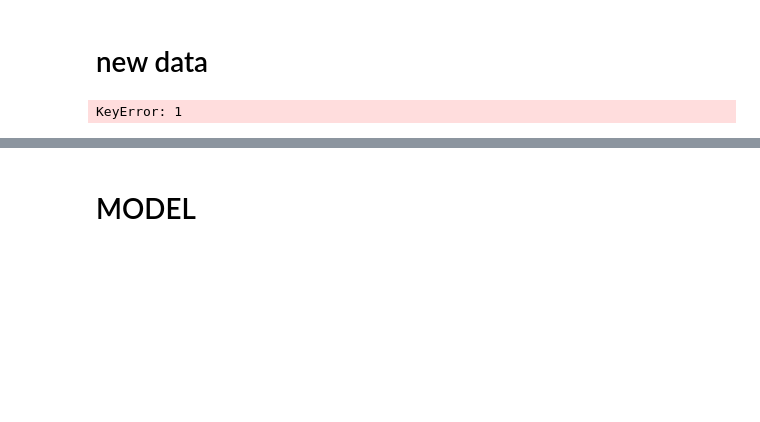
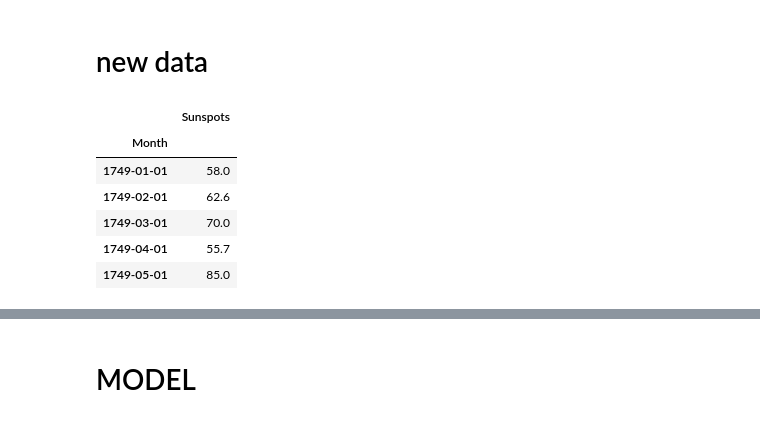
Before and after one commit to MahirSheikh/RNN-with-people, a Jupyter notebook: rnn.ipynb, the cells around one changed output, grey strips where cells are left out. Saved outputs shown, nothing was run; the diff lists cells and outputs as text; code cells hidden in the pictures; blank space fills up the shorter version.

```diff
--- a/rnn.ipynb
+++ b/rnn.ipynb
@@ -122,14 +122,21 @@ X_test = scaler.transform(X_test)
 # %%
 import csv, urllib.request
 import ssl
 ssl._create_default_https_context = ssl._create_unverified_context
 
 url = 'https://raw.githubusercontent.com/jbrownlee/Datasets/master/monthly-sunspots.csv'
 data= pd.read_csv(url, header=0, index_col=0, parse_dates=True, squeeze=True)
 
 data = pd.DataFrame(data)
 
-data[1][1] = 'Sunspots'
+# data.columns.name = 'Month'
+# data.drop('Month', axis=1)
 data.head()
 # %% [output]
-KeyError: 1
+|  | Sunspots |
+| Month |  |
+| 1749-01-01 | 58.0 |
+| 1749-02-01 | 62.6 |
+| 1749-03-01 | 70.0 |
+| 1749-04-01 | 55.7 |
+| 1749-05-01 | 85.0 |
```
Also changed, not shown: parts of 2 cells of this notebook.
